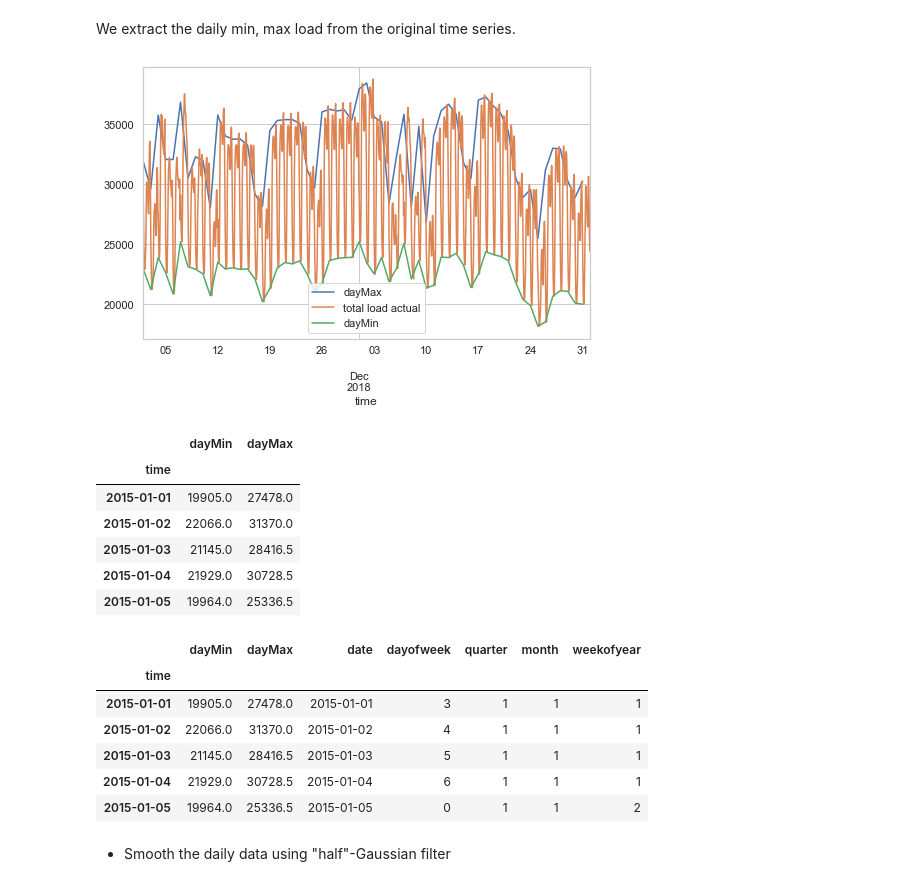
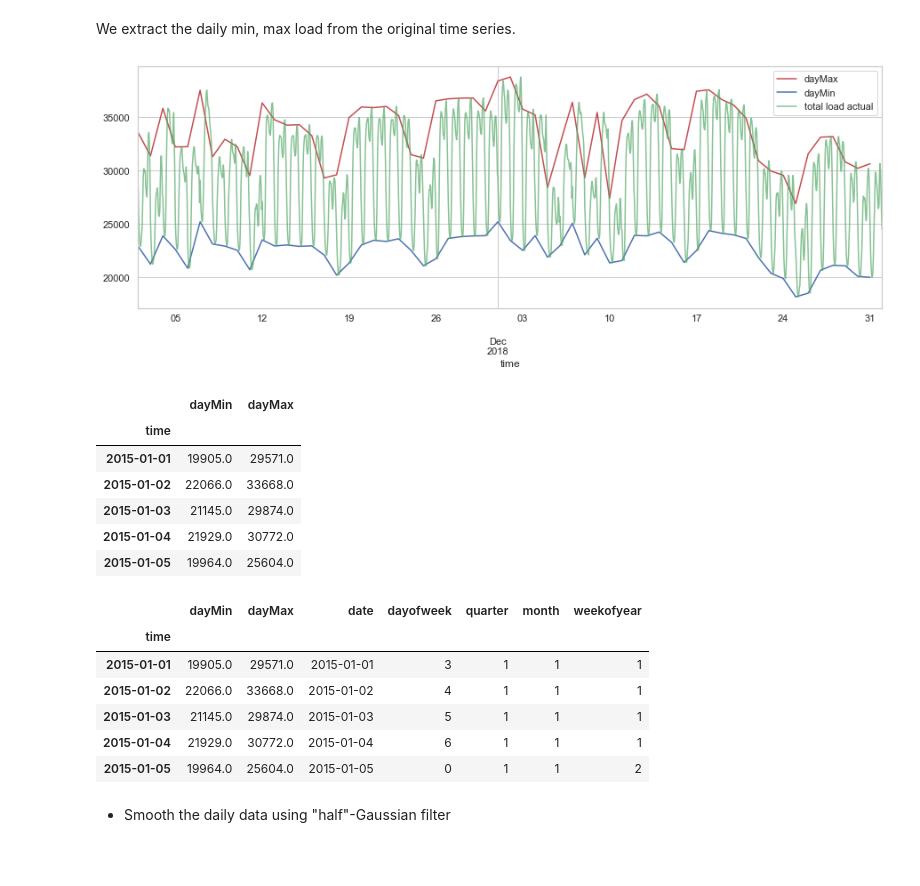
Before and after one commit to mendyhsu/Capstone, a Jupyter notebook: d_TimeSeriesModeling.ipynb, the cells around one changed output. Cells and saved outputs as stored; diff of their text form; code cells hidden in the pictures; blank space fills up the shorter version.

```diff
--- a/d_TimeSeriesModeling.ipynb
+++ b/d_TimeSeriesModeling.ipynb
@@ -185,33 +211,37 @@ _ = decomposition.seasonal.iloc[:360].plot(figsize=(10,2))
 # %% [markdown]
 We extract the daily min, max load from the original time series.
 # %%
-day_max = (df.resample('12h')[[
+# day_max = (df.resample('12h')[[
+#     'total load actual'
+# ]].max()).resample('1d').mean().rename(columns={'total load actual': 'dayMax'})
+#day_max.index = day_max.index+timedelta(hours=12)
+
+day_max = (df.resample('1d')[[
     'total load actual'
-]].max()).resample('1d').mean().rename(columns={'total load actual': 'dayMax'})
-#day_max.index = day_max.index+timedelta(hours=12)
+]].max()).rename(columns={'total load actual':'dayMax'})
 
 day_min = df.resample('1d')[[
     'total load actual'
 ]].min().rename(columns={'total load actual': 'dayMin'})
 
-fig, ax = plt.subplots(1, 1, figsize=(8, 5))
-day_max.iloc[-60:].plot(ax=ax)
-df[['total load actual']].iloc[-60 * 24:].plot(ax=ax)
-day_min.iloc[-60:].plot(ax=ax)
+fig, ax = plt.subplots(1, 1, figsize=(15, 5))
+day_max.iloc[-60:].plot(ax=ax, color='r')
+day_min.iloc[-60:].plot(ax=ax, color='b')
+df[['total load actual']].iloc[-60 * 24:].plot(ax=ax, color='g', alpha=0.7)
 plt.show()
 # %% [output]
-[figure, old version]
+[figure, new version]
 # %%
 day_min_max = day_min.join(day_max)
 day_min_max.head()
 # %% [output]
 |  | dayMin | dayMax |
 | time |  |  |
-| 2015-01-01 | 19905.0 | 27478.0 |
-| 2015-01-02 | 22066.0 | 31370.0 |
-| 2015-01-03 | 21145.0 | 28416.5 |
-| 2015-01-04 | 21929.0 | 30728.5 |
-| 2015-01-05 | 19964.0 | 25336.5 |
+| 2015-01-01 | 19905.0 | 29571.0 |
+| 2015-01-02 | 22066.0 | 33668.0 |
+| 2015-01-03 | 21145.0 | 29874.0 |
+| 2015-01-04 | 21929.0 | 30772.0 |
+| 2015-01-05 | 19964.0 | 25604.0 |
 # %%
 #datetime.strptime('2018-01-01', '%y-%m-%d')
 _ = create_features(day_min_max)
@@ -220,11 +250,11 @@ day_min_max.head()
 # %% [output]
 |  | dayMin | dayMax | date | dayofweek | quarter | month | weekofyear |
 | time |  |  |  |  |  |  |  |
-| 2015-01-01 | 19905.0 | 27478.0 | 2015-01-01 | 3 | 1 | 1 | 1 |
-| 2015-01-02 | 22066.0 | 31370.0 | 2015-01-02 | 4 | 1 | 1 | 1 |
-| 2015-01-03 | 21145.0 | 28416.5 | 2015-01-03 | 5 | 1 | 1 | 1 |
-| 2015-01-04 | 21929.0 | 30728.5 | 2015-01-04 | 6 | 1 | 1 | 1 |
-| 2015-01-05 | 19964.0 | 25336.5 | 2015-01-05 | 0 | 1 | 1 | 2 |
+| 2015-01-01 | 19905.0 | 29571.0 | 2015-01-01 | 3 | 1 | 1 | 1 |
+| 2015-01-02 | 22066.0 | 33668.0 | 2015-01-02 | 4 | 1 | 1 | 1 |
+| 2015-01-03 | 21145.0 | 29874.0 | 2015-01-03 | 5 | 1 | 1 | 1 |
+| 2015-01-04 | 21929.0 | 30772.0 | 2015-01-04 | 6 | 1 | 1 | 1 |
+| 2015-01-05 | 19964.0 | 25604.0 | 2015-01-05 | 0 | 1 | 1 | 2 |
 # %% [markdown]
 * Smooth the daily data using "half"-Gaussian filter
 # %%
```
Also changed, not shown: parts of 31 cells of this notebook, 4 other files.
